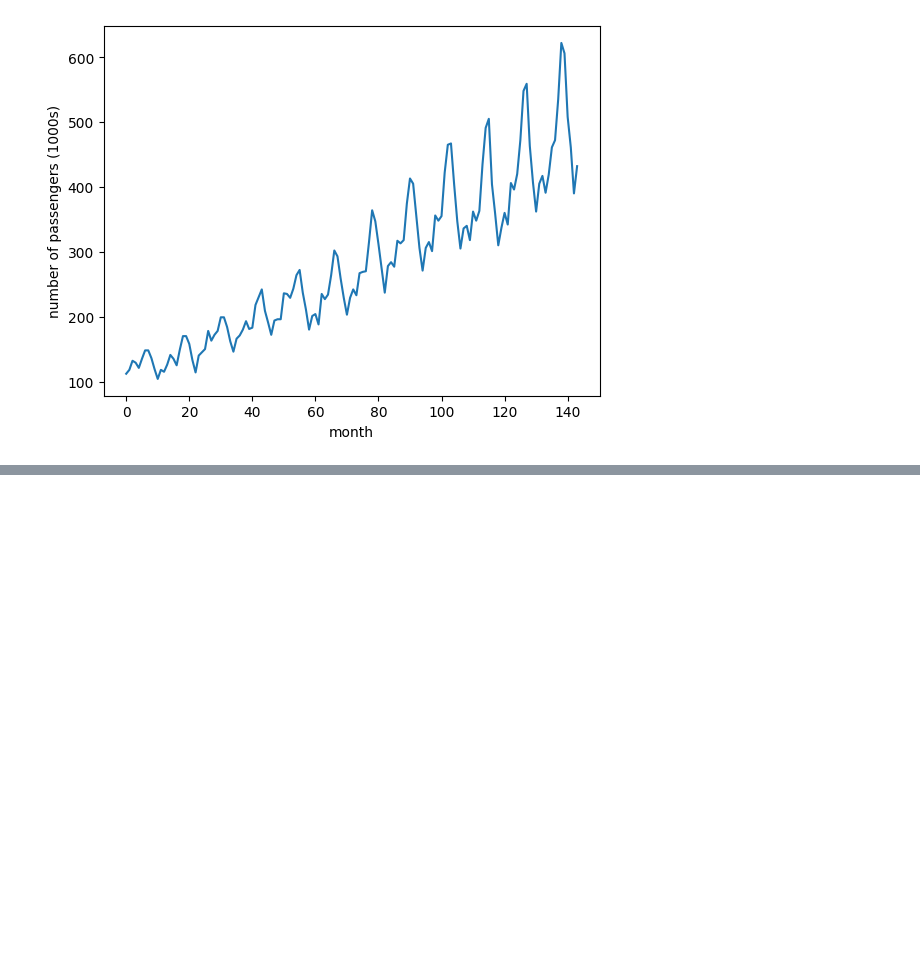
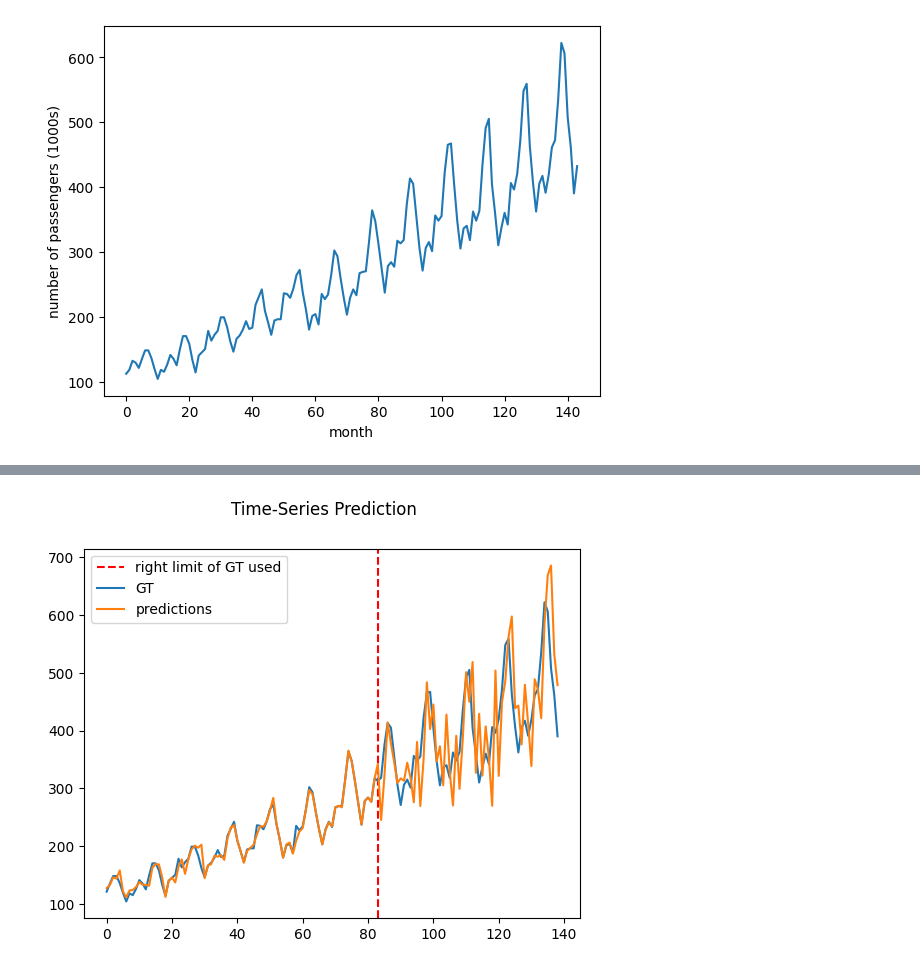
Before and after one commit to bs7280/pytorch-examples, a Jupyter notebook: notebooks/pytorch-learn-lstm-airlinepassengers.ipynb, the cells around one changed output, grey strips where cells are left out. Drawn from its saved outputs; the diff is of its cells as text; code cells hidden in the pictures; blank space fills up the shorter version.

```diff
--- a/notebooks/pytorch-learn-lstm-airlinepassengers.ipynb
+++ b/notebooks/pytorch-learn-lstm-airlinepassengers.ipynb
@@ -33,0 +168,21 @@ plt.show()
+# %%
+lstm.eval()
+
+# predict on training and test data
+all_predict = lstm(dataX)
+
+data_predict = all_predict.data.numpy()
+dataY_plot = dataY.data.numpy()
+
+data_predict = sc.inverse_transform(data_predict)
+dataY_plot = sc.inverse_transform(dataY_plot)
+
+plt.axvline(x=train_size, c='r', linestyle='--', label='right limit of GT used')
+
+plt.plot(dataY_plot, label='GT')
+plt.plot(data_predict, label='predictions')
+plt.suptitle('Time-Series Prediction')
+plt.legend()
+plt.show()
+# %% [output]
+[figure, added]
```
Also changed, not shown: parts of 6 cells of this notebook, 1 other file.
